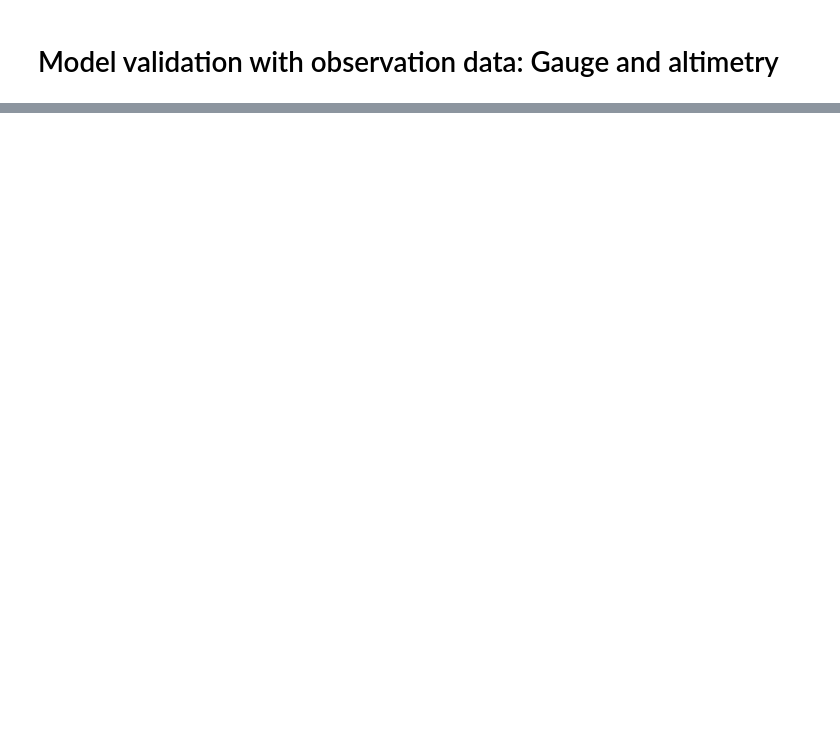
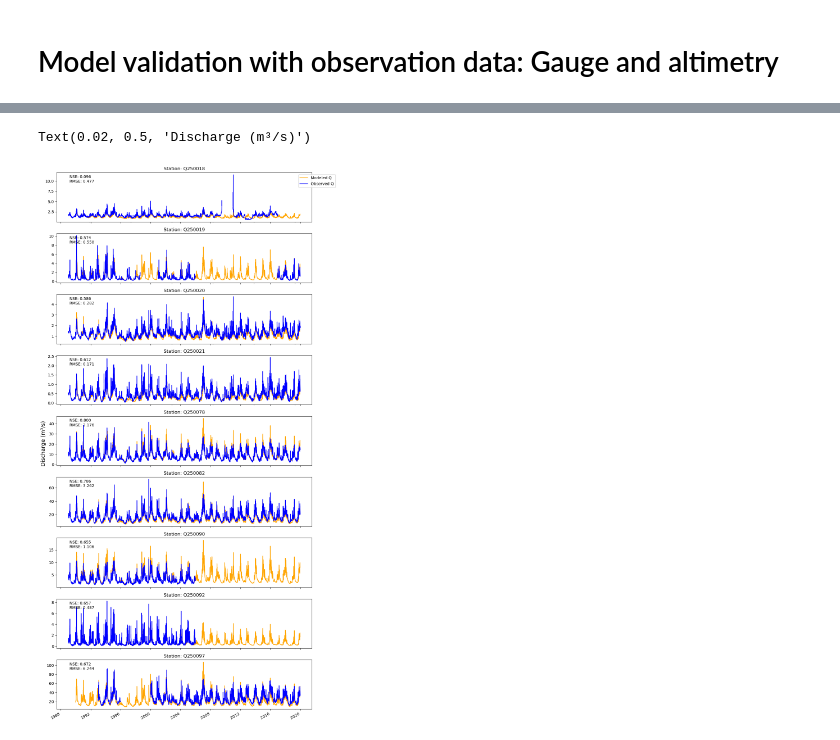
Before and after one commit to DHI/WaterBench-MIKESHE-Skjern, a Jupyter notebook: code/model_validation.ipynb, the cells around one changed output, grey strips where cells are left out. Saved outputs shown, nothing was run; the diff lists cells and outputs as text; code cells hidden in the pictures; blank space fills up the shorter version.

Commit message:
Q validation with gauge

```diff
--- a/code/model_validation.ipynb
+++ b/code/model_validation.ipynb
@@ -75,0 +118,19 @@ Q_obs
+# %%
+# ---------------------- Validation statistics for river discharge ----------------------
+
+nse_rmse_results = {}
+for stationID in branch_dict.keys():
+
+    # combine data by date
+    mod_daily = Q_mod[stationID].resample('D').mean()
+    obs_daily = Q_obs[stationID].resample('D').mean()
+    combined = mod_daily.to_frame(name='Modeled Q').join(obs_daily.to_frame(name='Observed Q'))
+
+    # drop rows with NaN values
+    combined = combined.dropna()
+
+    nse, rmse = nse_rmse_statistics(combined['Modeled Q'], combined['Observed Q'])
+    nse_rmse_results[stationID] = {'NSE': nse, 'RMSE': rmse}
+
+for stationID, stats in nse_rmse_results.items():
+    print(f"Station {stationID}: NSE = {stats['NSE']:.3f}, RMSE = {stats['RMSE']:.3f}")
@@ -76 +147,27 @@ Q_obs
+# %%
+# ---------------------- Plot modeled vs observed Q for each station ----------------------
+
+fig, ax = plt.subplots(nrows=len(branch_dict),ncols=1,sharex=True,figsize=(10,20))
+i=0
+for stationID in branch_dict.keys():
+
+    Q_mod[stationID].plot(ax=ax[i], label=f'Modeled Q', color='orange')
+    Q_obs[stationID].plot(ax=ax[i], label=f'Observed Q', color='blue')
+    ax[i].set_title(f'Station: {stationID}')
+
+    nse = nse_rmse_results[stationID]['NSE']
+    rmse = nse_rmse_results[stationID]['RMSE']
+    ax[i].text(0.05, 0.95, f'NSE: {nse:.3f}\nRMSE: {rmse:.3f}', transform=ax[i].transAxes, fontsize=10, verticalalignment='top')
+    i += 1
+
+
+handles, labels = ax[0].get_legend_handles_labels()
+fig.legend(handles, labels, loc='upper right', bbox_to_anchor=(1.1, 1), bbox_transform=ax[0].transAxes)
+plt.tight_layout(rect=(0.025,0,1,1))
+
+#fig.suptitle('Modeled vs Observed Discharge at River Stations', fontsize=16)
+fig.supylabel('Discharge (m³/s)', fontsize=14)
+# %% [output]
+Text(0.02, 0.5, 'Discharge (m³/s)')
+[figure, added]
 # %%
```
Also changed, not shown: parts of 7 cells of this notebook.
